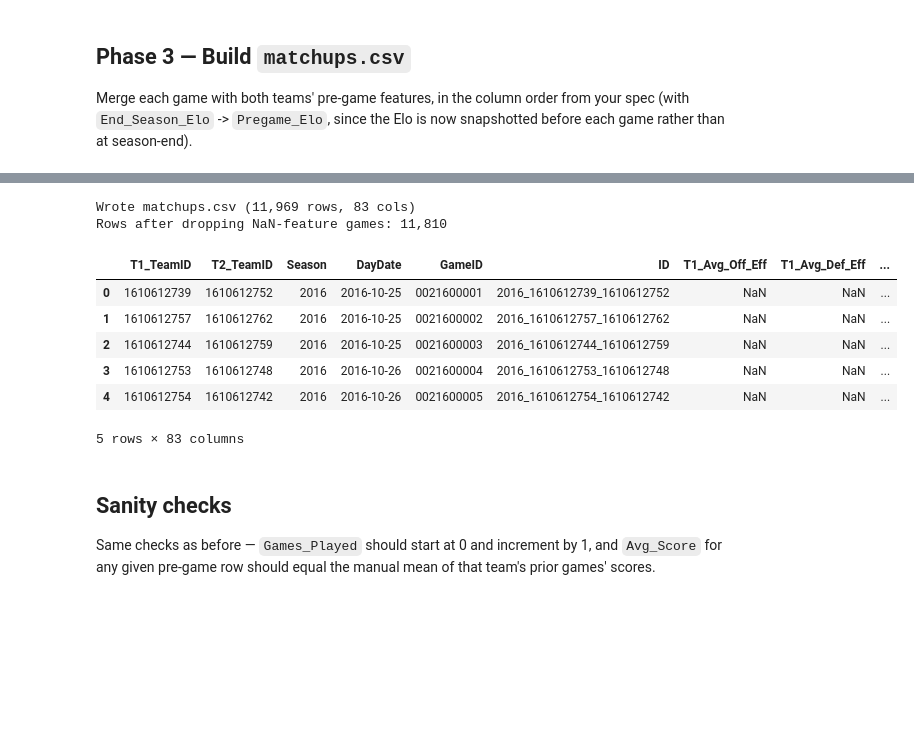
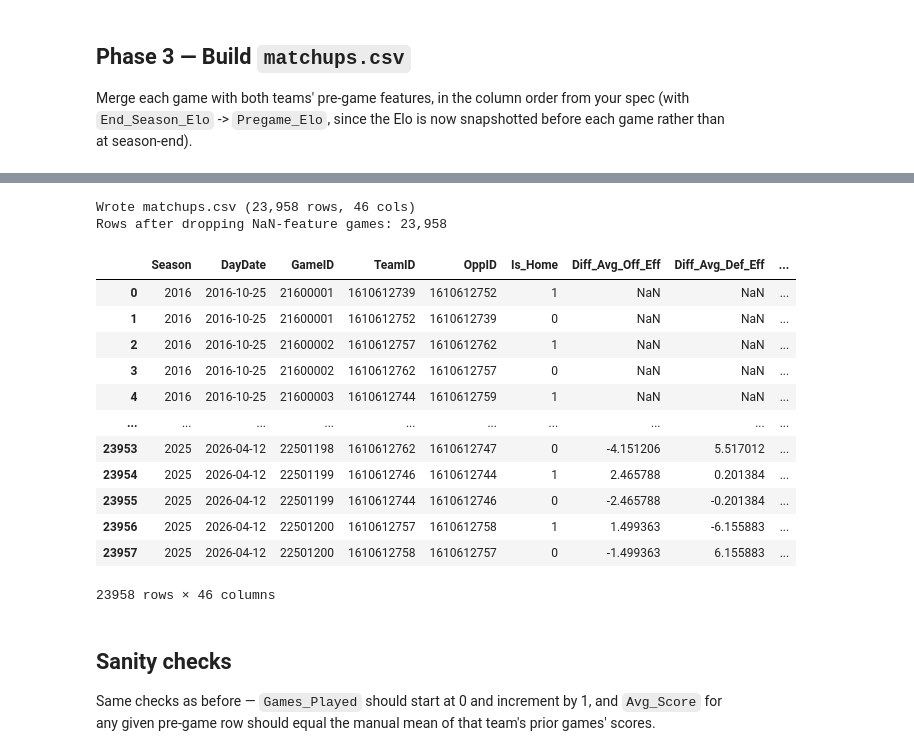
Before and after one commit to fallensnake/IEOR142AProject, a Jupyter notebook: FinalProjectMaterials/build_dataset.ipynb, the cells around one changed output, grey strips where cells are left out. Drawn from its saved outputs; the diff is of its cells as text; code cells hidden in the pictures; blank space fills up the shorter version.

```diff
--- a/FinalProjectMaterials/build_dataset.ipynb
+++ b/FinalProjectMaterials/build_dataset.ipynb
@@ -379,8 +319,20 @@ def compute_pregame_features(box: pd.DataFrame) -> pd.DataFrame:
     tg['TO_Rate']     = tg['cum_TO'] / safe_poss
     tg['OR_Pct']      = tg['cum_OR'] / safe_or_dr
 
-    # ---- Win pct (overall / home / away) BEFORE current game ----
-    tg['Win_Pct']         = tg['cum_Wins'] / safe_games
+    # ---- Pythagorean Win Percentage ----
+    # Formula: (Points For ^ 14) / (Points For ^ 14 + Points Against ^ 14)
+    exponent = 14
+    pf_14 = tg['Avg_Score'] ** exponent
+    pa_14 = tg['Avg_Opp_Score'] ** exponent
+    # Fill with 0.5 (50% expected win rate) for the first game of the season to prevent NaNs
+    tg['Pythag_Win_Pct'] = (pf_14 / (pf_14 + pa_14)).fillna(0.5)
+
+    # ---- Win pct (overall / home / away) BEFORE current game (with Laplace Smoothing) ----
+    alpha = 1.0  # Tune this! Higher alpha = stronger pull to 50%
+
+    # We can use Games_Played directly now instead of safe_games because
+    # the denominator will be (0 + 2*alpha), preventing division by zero.
+    tg['Win_Pct']         = (tg['cum_Wins'] + alpha) / (tg['Games_Played'] + 2 * alpha)
     tg['Overall_Win_Pct'] = tg['Win_Pct']
 
     tg['_is_home']  = (tg['Loc'] == 'H').astype(int)
@@ -392,8 +344,9 @@ def compute_pregame_features(box: pd.DataFrame) -> pd.DataFrame:
     cum_hw = g2['_home_won'].cumsum() - tg['_home_won']
     cum_ag = g2['_is_away'].cumsum()  - tg['_is_away']
     cum_aw = g2['_away_won'].cumsum() - tg['_away_won']
-    tg['Home_Win_Pct'] = cum_hw / cum_hg.replace(0, np.nan)
-    tg['Away_Win_Pct'] = cum_aw / cum_ag.replace(0, np.nan)
+
+    tg['Home_Win_Pct'] = (cum_hw + alpha) / (cum_hg + 2 * alpha)
+    tg['Away_Win_Pct'] = (cum_aw + alpha) / (cum_ag + 2 * alpha)
     tg = tg.drop(columns=['_is_home', '_is_away', '_home_won', '_away_won'])
 
     # ---- Last-14-day win pct (rolling time window, current row excluded) ----
@@ -405,13 +358,14 @@ def compute_pregame_features(box: pd.DataFrame) -> pd.DataFrame:
         last14[idx] = s.rolling('14D', closed='left').mean().values
     tg['Last_14_Days_Win_Pct'] = last14
 
-    # ---- Pre-game Elo & SoS (merged from chronological walk) ----
-    # Pass 'tg' (which already has Loc, Score, Opp_Score) into our new function
-    elo_df = calculate_advanced_elo_and_sos(tg)
-
-    # It already outputs GameID, TeamID, Pregame_Elo, and Pregame_SoS!
-    # So we just merge it straight in:
-    tg = tg.merge(elo_df, on=['GameID', 'TeamID'], how='left')
+    # ---- Pre-game Elo (merged from chronological walk) ----
+    elo_df = compute_elo_pregame(box)
+    elo_t1 = elo_df[['GameID','T1_TeamID','T1_Pregame_Elo']].rename(
+        columns={'T1_TeamID': 'TeamID', 'T1_Pregame_Elo': 'Pregame_Elo'})
+    elo_t2 = elo_df[['GameID','T2_TeamID','T2_Pregame_Elo']].rename(
+        columns={'T2_TeamID': 'TeamID', 'T2_Pregame_Elo': 'Pregame_Elo'})
+    elo_long = pd.concat([elo_t1, elo_t2], ignore_index=True)
+    tg = tg.merge(elo_long, on=['GameID', 'TeamID'], how='left')
 
     # ---- Seed: rank by current Win_Pct within season as of game date ----
     seed_parts = []
@@ -427,11 +381,12 @@ def compute_pregame_features(box: pd.DataFrame) -> pd.DataFrame:
     seeds = pd.concat(seed_parts, ignore_index=True)
     tg = tg.merge(seeds, on=['Season','TeamID','DayDate'], how='left')
 
+    # ---> Note: 'Pythag_Win_Pct' added to the keep list below! <---
     keep = (['Season','DayDate','GameID','TeamID','OppID','Loc','Won','Games_Played']
             + [f'Avg_{c}' for c in STAT_COLS + OPP_COLS]
             + ['Avg_Off_Eff','Avg_Def_Eff','Net_Rating','EFG_Pct','TO_Rate','OR_Pct',
                'Win_Pct','Overall_Win_Pct','Home_Win_Pct','Away_Win_Pct',
-               'Last_14_Days_Win_Pct','Pregame_Elo','seed'])
+               'Last_14_Days_Win_Pct','Pregame_Elo','seed', 'Pythag_Win_Pct'])
     return tg[keep].reset_index(drop=True)
 # %%
 pregame = compute_pregame_features(box)
@@ -494,23 +488,29 @@ def build_matchups(box: pd.DataFrame, pregame: pd.DataFrame) -> pd.DataFrame:
 # %%
-matchups = build_matchups(box, pregame)
+matchups = build_symmetrical_matchups(box, pregame)
 matchups.to_csv(OUT_DIR / "matchups.csv", index=False)
 print(f"Wrote matchups.csv ({len(matchups):,} rows, {len(matchups.columns)} cols)")
 
 # Optional: drop the first-game-of-season rows that have NaN features
 clean = matchups.dropna(subset=[c for c in matchups.columns
                                 if c.startswith(('T1_Avg', 'T2_Avg'))])
 print(f"Rows after dropping NaN-feature games: {len(clean):,}")
-matchups.head()
+matchups
 # %% [output]
-Wrote matchups.csv (11,969 rows, 83 cols)
-Rows after dropping NaN-feature games: 11,810
+Wrote matchups.csv (23,958 rows, 46 cols)
+Rows after dropping NaN-feature games: 23,958
-|  | T1_TeamID | T2_TeamID | Season | DayDate | GameID | ID | T1_Avg_Off_Eff | T1_Avg_Def_Eff | ... |
-| 0 | 1610612739 | 1610612752 | 2016 | 2016-10-25 | 0021600001 | 2016_1610612739_1610612752 | NaN | NaN | ... |
-| 1 | 1610612757 | 1610612762 | 2016 | 2016-10-25 | 0021600002 | 2016_1610612757_1610612762 | NaN | NaN | ... |
-| 2 | 1610612744 | 1610612759 | 2016 | 2016-10-25 | 0021600003 | 2016_1610612744_1610612759 | NaN | NaN | ... |
-| 3 | 1610612753 | 1610612748 | 2016 | 2016-10-26 | 0021600004 | 2016_1610612753_1610612748 | NaN | NaN | ... |
-| 4 | 1610612754 | 1610612742 | 2016 | 2016-10-26 | 0021600005 | 2016_1610612754_1610612742 | NaN | NaN | ... |
+|  | Season | DayDate | GameID | TeamID | OppID | Is_Home | Diff_Avg_Off_Eff | Diff_Avg_Def_Eff | ... |
+| 0 | 2016 | 2016-10-25 | 21600001 | 1610612739 | 1610612752 | 1 | NaN | NaN | ... |
+| 1 | 2016 | 2016-10-25 | 21600001 | 1610612752 | 1610612739 | 0 | NaN | NaN | ... |
+| 2 | 2016 | 2016-10-25 | 21600002 | 1610612757 | 1610612762 | 1 | NaN | NaN | ... |
+| 3 | 2016 | 2016-10-25 | 21600002 | 1610612762 | 1610612757 | 0 | NaN | NaN | ... |
+| 4 | 2016 | 2016-10-25 | 21600003 | 1610612744 | 1610612759 | 1 | NaN | NaN | ... |
+| ... | ... | ... | ... | ... | ... | ... | ... | ... | ... |
+| 23953 | 2025 | 2026-04-12 | 22501198 | 1610612762 | 1610612747 | 0 | -4.151206 | 5.517012 | ... |
+| 23954 | 2025 | 2026-04-12 | 22501199 | 1610612746 | 1610612744 | 1 | 2.465788 | 0.201384 | ... |
+| 23955 | 2025 | 2026-04-12 | 22501199 | 1610612744 | 1610612746 | 0 | -2.465788 | -0.201384 | ... |
+| 23956 | 2025 | 2026-04-12 | 22501200 | 1610612757 | 1610612758 | 1 | 1.499363 | -6.155883 | ... |
+| 23957 | 2025 | 2026-04-12 | 22501200 | 1610612758 | 1610612757 | 0 | -1.499363 | 6.155883 | ... |
-5 rows × 83 columns
+23958 rows × 46 columns
 # %% [markdown]
 ## Sanity checks
 
```
Also changed, not shown: parts of 9 cells of this notebook, 3 other files.
